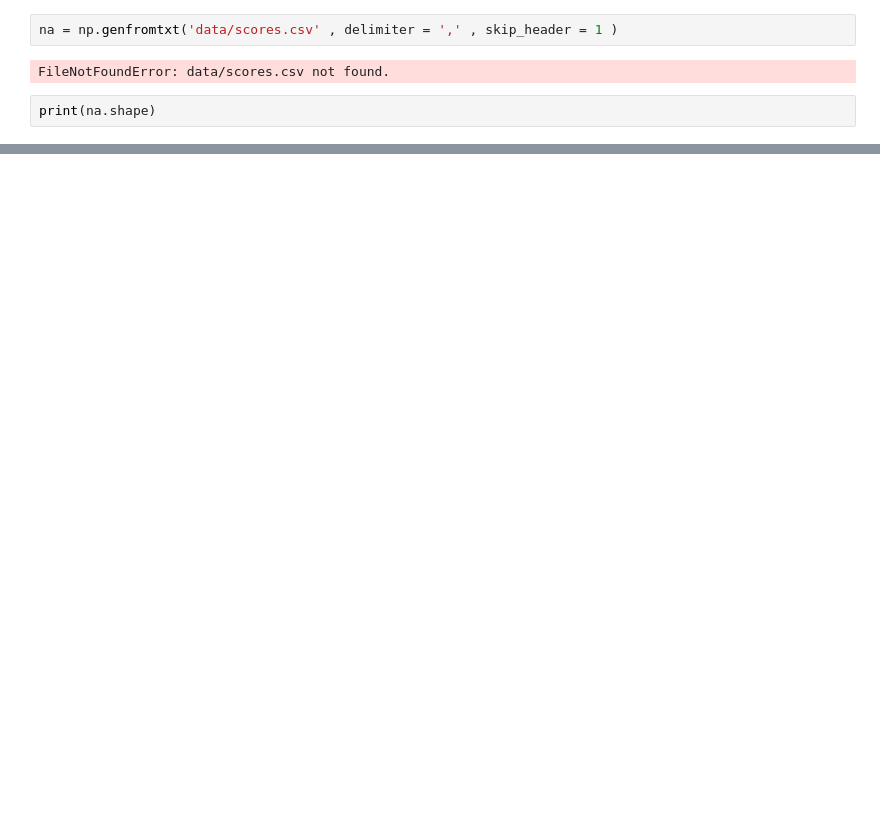
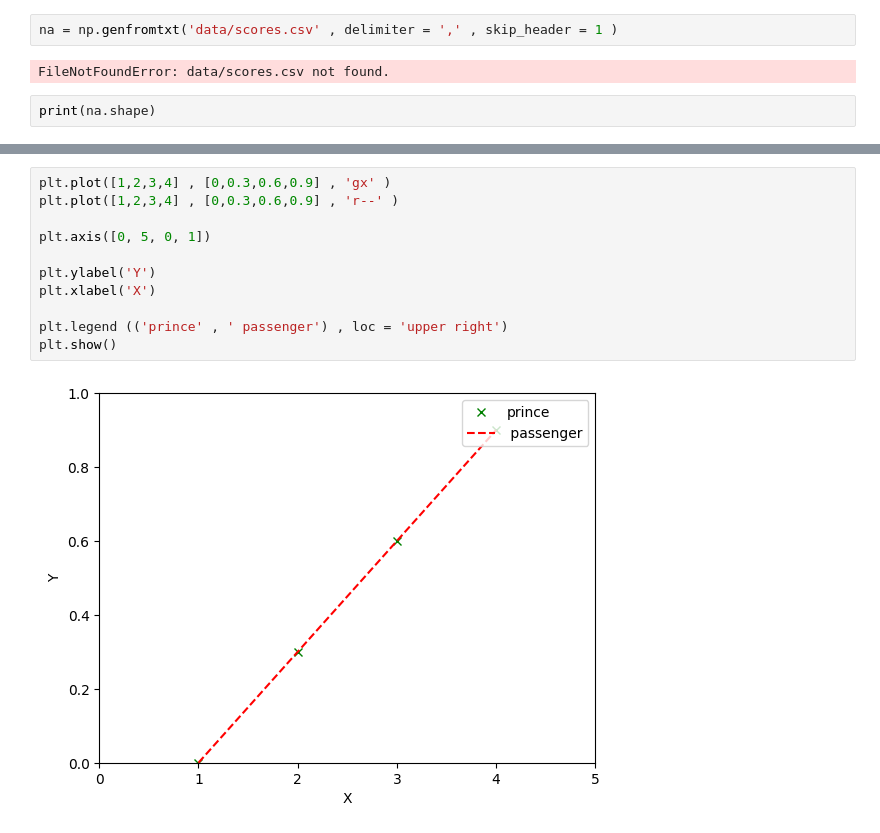
Before and after one commit to aeiou789/python101, a Jupyter notebook: Untitled-1.ipynb, the cells around one changed output, grey strips where cells are left out. Cells and saved outputs as stored; diff of their text form; blank space fills up the shorter version.

```diff
--- a/Untitled-1.ipynb
+++ b/Untitled-1.ipynb
@@ -59,0 +129,13 @@ print(na.shape)
+# %%
+plt.plot([1,2,3,4] , [0,0.3,0.6,0.9] , 'gx' )
+plt.plot([1,2,3,4] , [0,0.3,0.6,0.9] , 'r--' )
+
+plt.axis([0, 5, 0, 1])
+
+plt.ylabel('Y')
+plt.xlabel('X')
+
+plt.legend (('prince' , ' passenger') , loc = 'upper right')
+plt.show()
+# %% [output]
+[figure, added]
```
Also changed, not shown: parts of 35 cells of this notebook, 2 other files.
